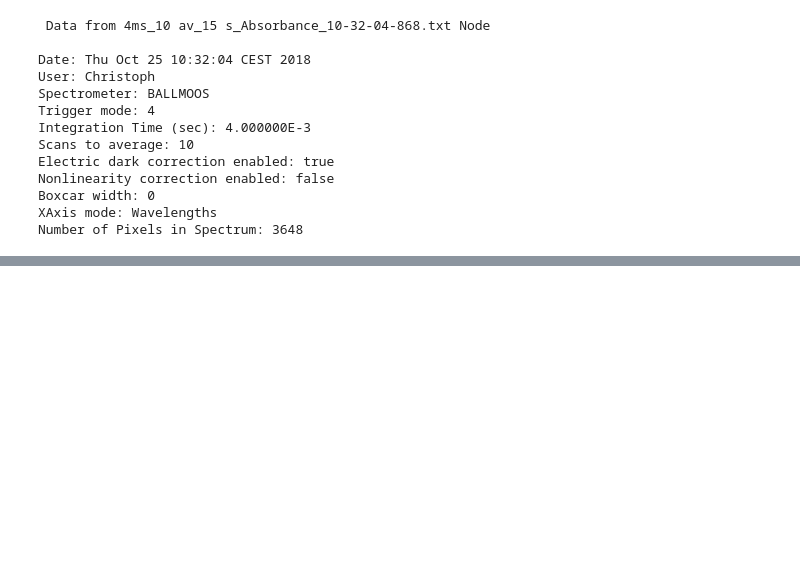
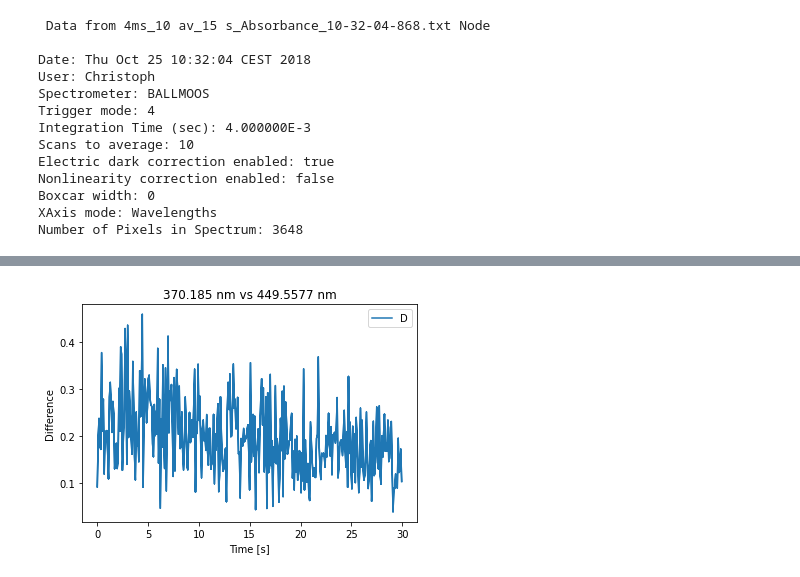
Before and after one commit to pernilletemmerud/DCF-PT, a Jupyter notebook: CodingTask1.ipynb, the cells around one changed output, grey strips where cells are left out. Drawn from its saved outputs; the diff is of its cells as text; code cells hidden in the pictures; blank space fills up the shorter version.

```diff
--- a/CodingTask1.ipynb
+++ b/CodingTask1.ipynb
@@ -101,0 +114,16 @@ new_df.head()
+# %%
+def diff_time (index1, index2):
+  col1 = df.iloc[:, index1].values
+  col2 = df.iloc[:, index2].values
+  y = col1 - col2
+  x = (df.iloc[:, 1] - df.iloc[0 , 1])/1000
+  plt.plot(x, y)
+  plt.xlabel('Time [s]')
+  plt.ylabel('Difference')
+  plt.title(f'{df.columns[index1]} nm vs {df.columns[index2]} nm')
+  plt.legend('Data')
+  plt.savefig('Difference over time.png')
+
+diff_time(400, 1000)
+# %% [output]
+[figure, added]
```
Also changed, not shown: parts of 10 cells of this notebook.
